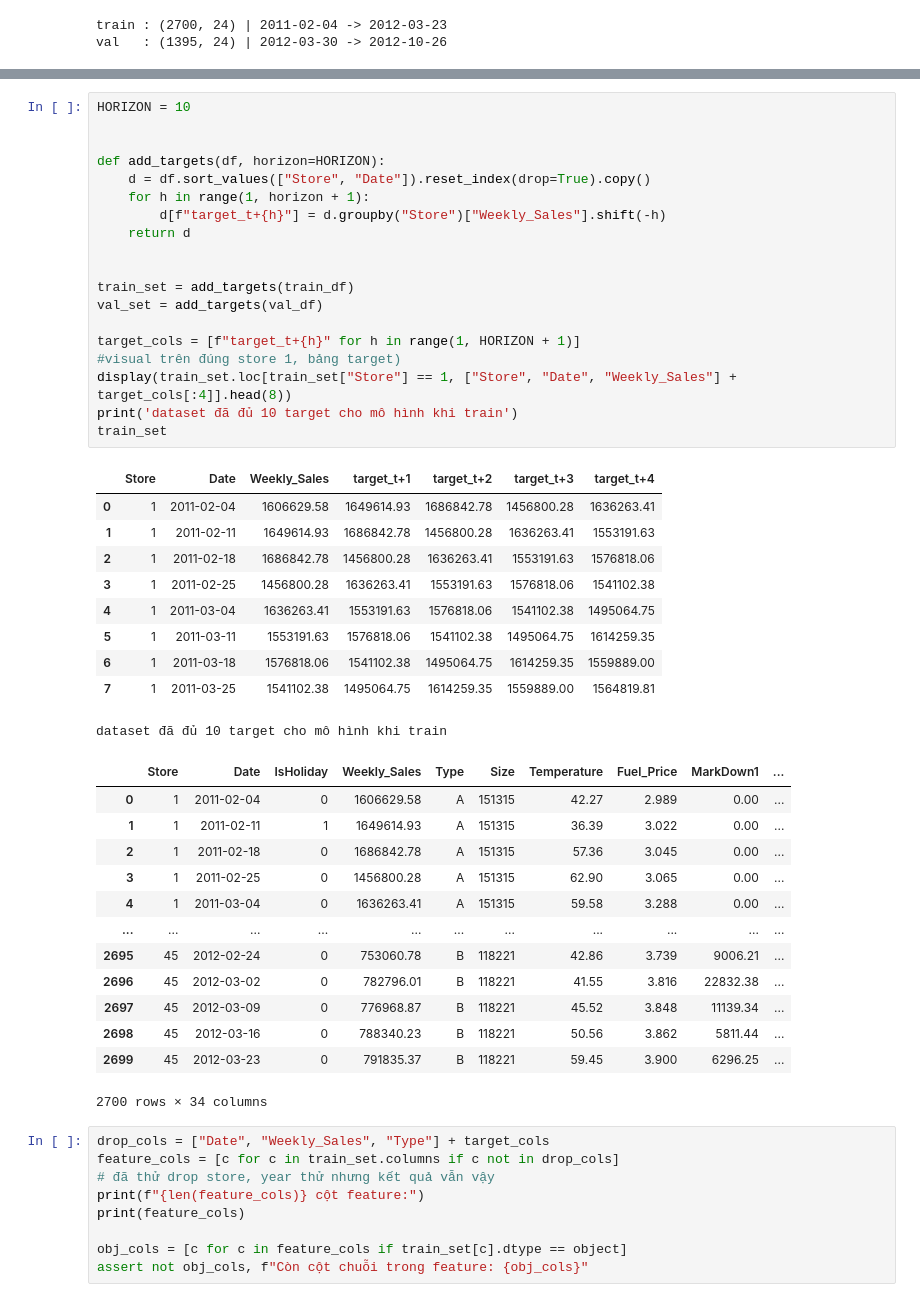
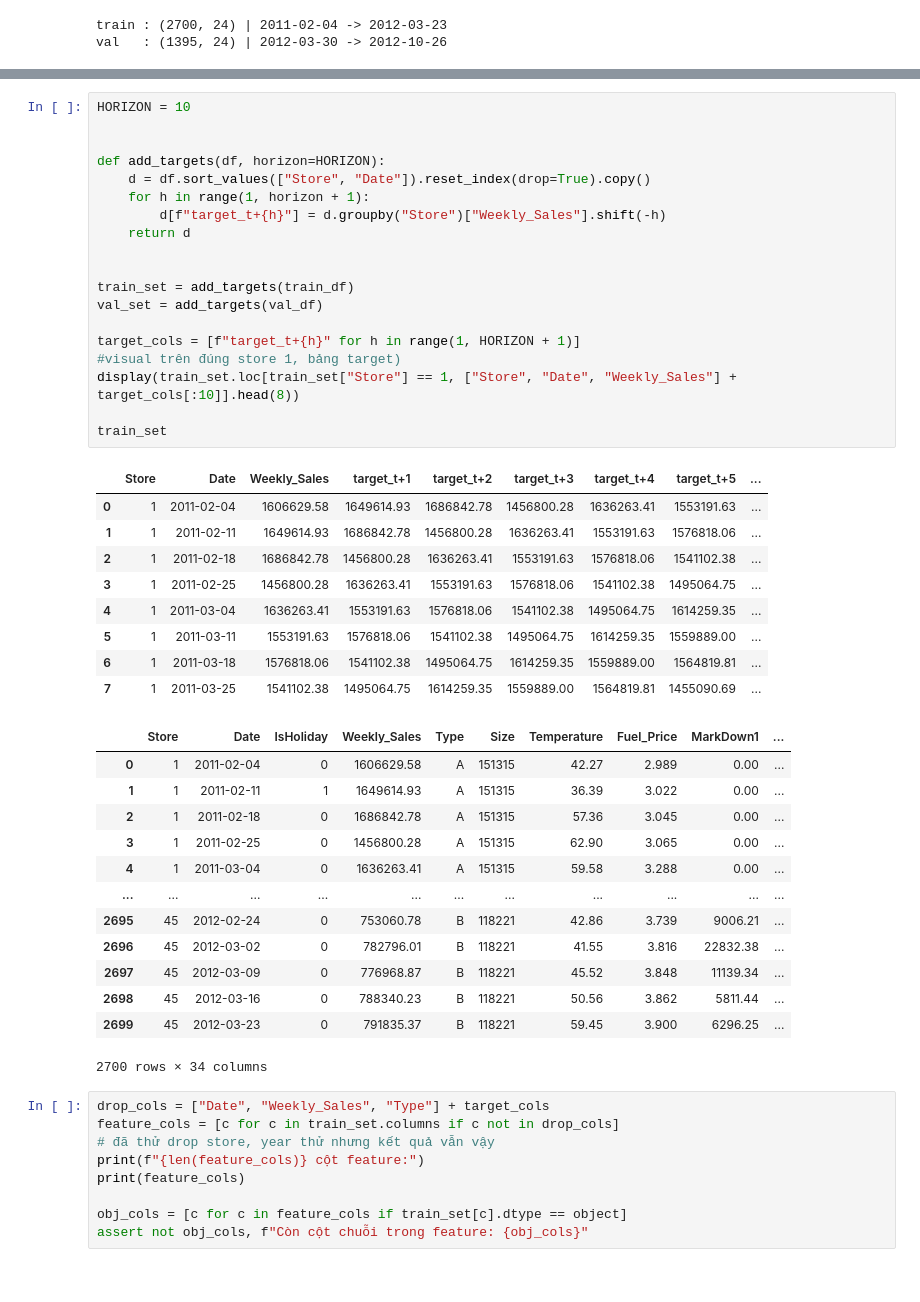
Before and after one commit to AIVIETNAM-AIO-trungcan/AIO_Conquer_Module3_PorscheClub, a Jupyter notebook: notebooks/viet/multi_step/direct_way/direct_multimodel_rf.ipynb, the cells around one changed output, grey strips where cells are left out. Saved outputs shown, nothing was run; the diff lists cells and outputs as text.

```diff
--- a/notebooks/viet/multi_step/direct_way/direct_multimodel_rf.ipynb
+++ b/notebooks/viet/multi_step/direct_way/direct_multimodel_rf.ipynb
@@ -35,46 +51,45 @@ val   : (1395, 24) | 2012-03-30 -> 2012-10-26
 # %%
 HORIZON = 10
 
 
 def add_targets(df, horizon=HORIZON):
     d = df.sort_values(["Store", "Date"]).reset_index(drop=True).copy()
     for h in range(1, horizon + 1):
         d[f"target_t+{h}"] = d.groupby("Store")["Weekly_Sales"].shift(-h)
     return d
 
 
 train_set = add_targets(train_df)
 val_set = add_targets(val_df)
 
 target_cols = [f"target_t+{h}" for h in range(1, HORIZON + 1)]
 #visual trên đúng store 1, bảng target)
-display(train_set.loc[train_set["Store"] == 1, ["Store", "Date", "Weekly_Sales"] + target_cols[:4]].head(8))
-print('dataset đã đủ 10 target cho mô hình khi train')
+display(train_set.loc[train_set["Store"] == 1, ["Store", "Date", "Weekly_Sales"] + target_cols[:10]].head(8))
+
 train_set
 # %% [output]
-|  | Store | Date | Weekly_Sales | target_t+1 | target_t+2 | target_t+3 | target_t+4 |
-| 0 | 1 | 2011-02-04 | 1606629.58 | 1649614.93 | 1686842.78 | 1456800.28 | 1636263.41 |
-| 1 | 1 | 2011-02-11 | 1649614.93 | 1686842.78 | 1456800.28 | 1636263.41 | 1553191.63 |
-| 2 | 1 | 2011-02-18 | 1686842.78 | 1456800.28 | 1636263.41 | 1553191.63 | 1576818.06 |
-| 3 | 1 | 2011-02-25 | 1456800.28 | 1636263.41 | 1553191.63 | 1576818.06 | 1541102.38 |
-| 4 | 1 | 2011-03-04 | 1636263.41 | 1553191.63 | 1576818.06 | 1541102.38 | 1495064.75 |
-| 5 | 1 | 2011-03-11 | 1553191.63 | 1576818.06 | 1541102.38 | 1495064.75 | 1614259.35 |
-| 6 | 1 | 2011-03-18 | 1576818.06 | 1541102.38 | 1495064.75 | 1614259.35 | 1559889.00 |
-| 7 | 1 | 2011-03-25 | 1541102.38 | 1495064.75 | 1614259.35 | 1559889.00 | 1564819.81 |
+|  | Store | Date | Weekly_Sales | target_t+1 | target_t+2 | target_t+3 | target_t+4 | target_t+5 | ... |
+| 0 | 1 | 2011-02-04 | 1606629.58 | 1649614.93 | 1686842.78 | 1456800.28 | 1636263.41 | 1553191.63 | ... |
+| 1 | 1 | 2011-02-11 | 1649614.93 | 1686842.78 | 1456800.28 | 1636263.41 | 1553191.63 | 1576818.06 | ... |
+| 2 | 1 | 2011-02-18 | 1686842.78 | 1456800.28 | 1636263.41 | 1553191.63 | 1576818.06 | 1541102.38 | ... |
+| 3 | 1 | 2011-02-25 | 1456800.28 | 1636263.41 | 1553191.63 | 1576818.06 | 1541102.38 | 1495064.75 | ... |
+| 4 | 1 | 2011-03-04 | 1636263.41 | 1553191.63 | 1576818.06 | 1541102.38 | 1495064.75 | 1614259.35 | ... |
+| 5 | 1 | 2011-03-11 | 1553191.63 | 1576818.06 | 1541102.38 | 1495064.75 | 1614259.35 | 1559889.00 | ... |
+| 6 | 1 | 2011-03-18 | 1576818.06 | 1541102.38 | 1495064.75 | 1614259.35 | 1559889.00 | 1564819.81 | ... |
+| 7 | 1 | 2011-03-25 | 1541102.38 | 1495064.75 | 1614259.35 | 1559889.00 | 1564819.81 | 1455090.69 | ... |
+|  | Store | Date | IsHoliday | Weekly_Sales | Type | Size | Temperature | Fuel_Price | MarkDown1 | ... |
+| 0 | 1 | 2011-02-04 | 0 | 1606629.58 | A | 151315 | 42.27 | 2.989 | 0.00 | ... |
+| 1 | 1 | 2011-02-11 | 1 | 1649614.93 | A | 151315 | 36.39 | 3.022 | 0.00 | ... |
+| 2 | 1 | 2011-02-18 | 0 | 1686842.78 | A | 151315 | 57.36 | 3.045 | 0.00 | ... |
+| 3 | 1 | 2011-02-25 | 0 | 1456800.28 | A | 151315 | 62.90 | 3.065 | 0.00 | ... |
+| 4 | 1 | 2011-03-04 | 0 | 1636263.41 | A | 151315 | 59.58 | 3.288 | 0.00 | ... |
+| ... | ... | ... | ... | ... | ... | ... | ... | ... | ... | ... |
+| 2695 | 45 | 2012-02-24 | 0 | 753060.78 | B | 118221 | 42.86 | 3.739 | 9006.21 | ... |
+| 2696 | 45 | 2012-03-02 | 0 | 782796.01 | B | 118221 | 41.55 | 3.816 | 22832.38 | ... |
+| 2697 | 45 | 2012-03-09 | 0 | 776968.87 | B | 118221 | 45.52 | 3.848 | 11139.34 | ... |
+| 2698 | 45 | 2012-03-16 | 0 | 788340.23 | B | 118221 | 50.56 | 3.862 | 5811.44 | ... |
+| 2699 | 45 | 2012-03-23 | 0 | 791835.37 | B | 118221 | 59.45 | 3.900 | 6296.25 | ... |
-dataset đã đủ 10 target cho mô hình khi train
+2700 rows × 34 columns
-|  | Store | Date | IsHoliday | Weekly_Sales | Type | Size | Temperature | Fuel_Price | MarkDown1 | ... |
-| 0 | 1 | 2011-02-04 | 0 | 1606629.58 | A | 151315 | 42.27 | 2.989 | 0.00 | ... |
-| 1 | 1 | 2011-02-11 | 1 | 1649614.93 | A | 151315 | 36.39 | 3.022 | 0.00 | ... |
-| 2 | 1 | 2011-02-18 | 0 | 1686842.78 | A | 151315 | 57.36 | 3.045 | 0.00 | ... |
-| 3 | 1 | 2011-02-25 | 0 | 1456800.28 | A | 151315 | 62.90 | 3.065 | 0.00 | ... |
-| 4 | 1 | 2011-03-04 | 0 | 1636263.41 | A | 151315 | 59.58 | 3.288 | 0.00 | ... |
-| ... | ... | ... | ... | ... | ... | ... | ... | ... | ... | ... |
-| 2695 | 45 | 2012-02-24 | 0 | 753060.78 | B | 118221 | 42.86 | 3.739 | 9006.21 | ... |
-| 2696 | 45 | 2012-03-02 | 0 | 782796.01 | B | 118221 | 41.55 | 3.816 | 22832.38 | ... |
-| 2697 | 45 | 2012-03-09 | 0 | 776968.87 | B | 118221 | 45.52 | 3.848 | 11139.34 | ... |
-| 2698 | 45 | 2012-03-16 | 0 | 788340.23 | B | 118221 | 50.56 | 3.862 | 5811.44 | ... |
-| 2699 | 45 | 2012-03-23 | 0 | 791835.37 | B | 118221 | 59.45 | 3.900 | 6296.25 | ... |
-2700 rows × 34 columns
 # %%
 drop_cols = ["Date", "Weekly_Sales", "Type"] + target_cols
 feature_cols = [c for c in train_set.columns if c not in drop_cols]
```
Also changed, not shown: parts of 5 cells of this notebook, 1 other file.
